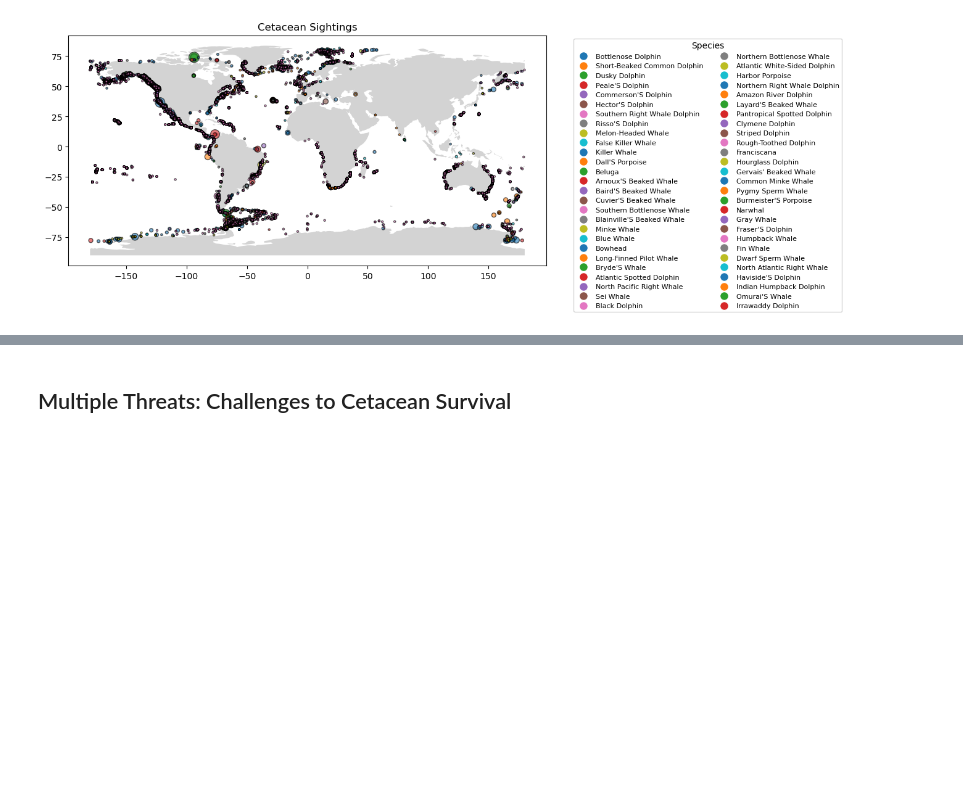
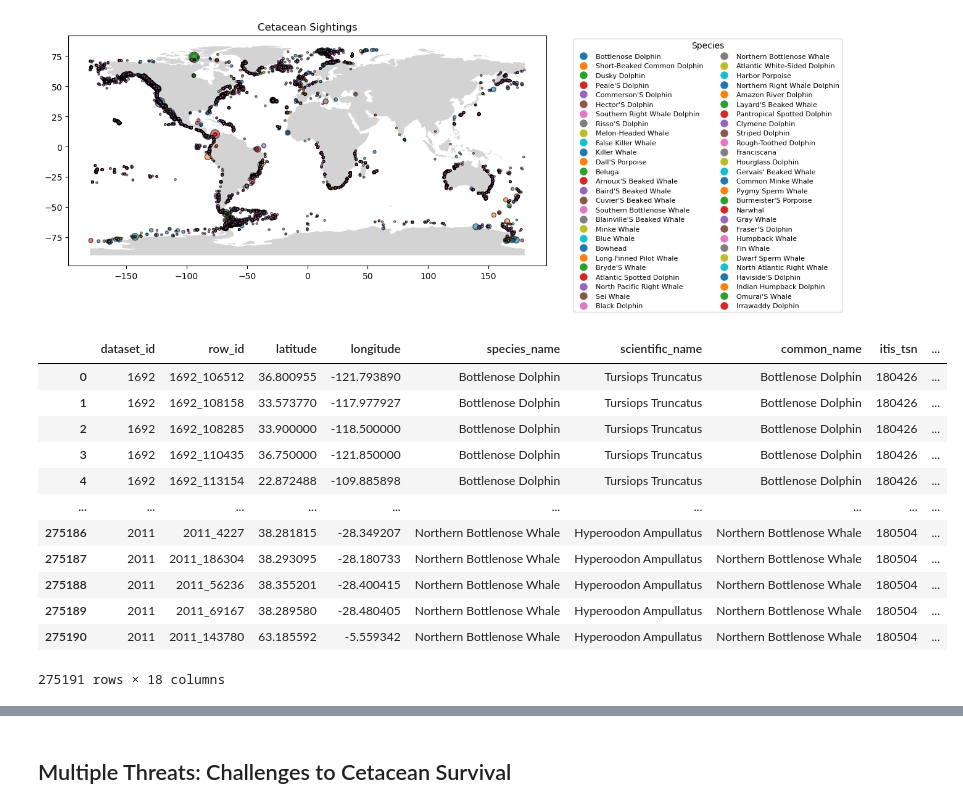
Before and after one commit to com-480-data-visualization/WhereWereWhales, a Jupyter notebook: EDA_location.ipynb, the cells around one changed output, grey strips where cells are left out. Drawn from its saved outputs; the diff is of its cells as text; code cells hidden in the pictures; blank space fills up the shorter version.

```diff
--- a/EDA_location.ipynb
+++ b/EDA_location.ipynb
@@ -63,3 +63,19 @@ plt.title("Cetacean Sightings")
 plt.show()
 # %% [output]
 [figure]
+# %%
+df_location
+# %% [output]
+|  | dataset_id | row_id | latitude | longitude | species_name | scientific_name | common_name | itis_tsn | ... |
+| 0 | 1692 | 1692_106512 | 36.800955 | -121.793890 | Bottlenose Dolphin | Tursiops Truncatus | Bottlenose Dolphin | 180426 | ... |
+| 1 | 1692 | 1692_108158 | 33.573770 | -117.977927 | Bottlenose Dolphin | Tursiops Truncatus | Bottlenose Dolphin | 180426 | ... |
+| 2 | 1692 | 1692_108285 | 33.900000 | -118.500000 | Bottlenose Dolphin | Tursiops Truncatus | Bottlenose Dolphin | 180426 | ... |
+| 3 | 1692 | 1692_110435 | 36.750000 | -121.850000 | Bottlenose Dolphin | Tursiops Truncatus | Bottlenose Dolphin | 180426 | ... |
+| 4 | 1692 | 1692_113154 | 22.872488 | -109.885898 | Bottlenose Dolphin | Tursiops Truncatus | Bottlenose Dolphin | 180426 | ... |
+| ... | ... | ... | ... | ... | ... | ... | ... | ... | ... |
+| 275186 | 2011 | 2011_4227 | 38.281815 | -28.349207 | Northern Bottlenose Whale | Hyperoodon Ampullatus | Northern Bottlenose Whale | 180504 | ... |
+| 275187 | 2011 | 2011_186304 | 38.293095 | -28.180733 | Northern Bottlenose Whale | Hyperoodon Ampullatus | Northern Bottlenose Whale | 180504 | ... |
+| 275188 | 2011 | 2011_56236 | 38.355201 | -28.400415 | Northern Bottlenose Whale | Hyperoodon Ampullatus | Northern Bottlenose Whale | 180504 | ... |
+| 275189 | 2011 | 2011_69167 | 38.289580 | -28.480405 | Northern Bottlenose Whale | Hyperoodon Ampullatus | Northern Bottlenose Whale | 180504 | ... |
+| 275190 | 2011 | 2011_143780 | 63.185592 | -5.559342 | Northern Bottlenose Whale | Hyperoodon Ampullatus | Northern Bottlenose Whale | 180504 | ... |
+275191 rows × 18 columns
```
Also changed, not shown: parts of 12 cells of this notebook.
